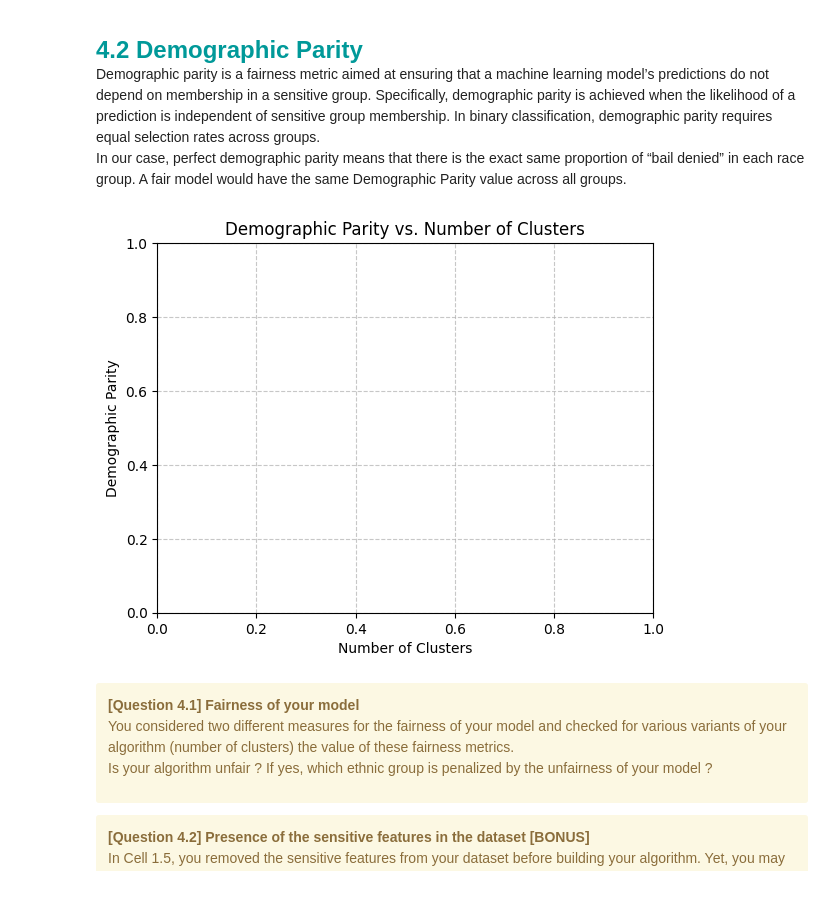
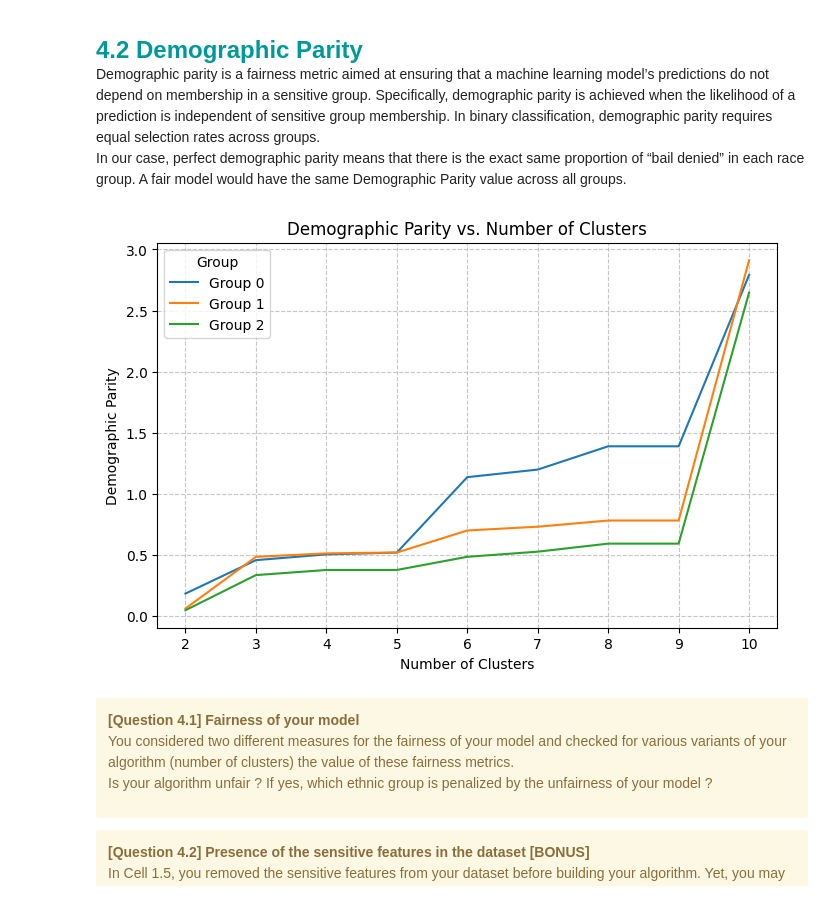
Before and after one commit to Edouard1000/Hackaton3, a Jupyter notebook: H3-Clustering-Student.ipynb, the cells around one changed output. Cells and saved outputs as stored; diff of their text form; code cells hidden in the pictures.

```diff
--- a/H3-Clustering-Student.ipynb
+++ b/H3-Clustering-Student.ipynb
@@ -1276,37 +1324,53 @@ In our case, perfect demographic parity means that there is the exact same propo
 # %%
 """
 CELL N°4.2 Demographic Parity
 
 @pre:  A split of your dataset: X_train, X_test, y_train, y_test
 @post: A "Demographic Parity vs Number of Clusters" plot
 """
 
 
 # We provide the function below to compute demographic parity
 def compute_demographic_parity(y_pred, group_labels):
-    unique_groups = np.unique(group_labels)
+    """
+    Compute the demographic parity for each group.
+    This is the proportion of positive predictions (e.g., 'bail denied') for each group.
+    """
     demographic_parity = {}
-
-    for group in unique_groups:
-        # Create a boolean mask for the current group
+    for group in np.unique(group_labels):
         group_mask = group_labels == group
-
-        # Calculate the proportion of positive predictions for the group
-        group_pred = y_pred[group_mask]
-        positive_rate = np.mean(group_pred == 1)
-
-        demographic_parity[group] = positive_rate
-
+        group_predictions = y_pred[group_mask]
+        demographic_parity[group] = np.mean(group_predictions)
     return demographic_parity
 
+# Function to plot Demographic Parity vs Number of Clusters
+def plot_demographic_parity(X_train, X_test, y_train, y_test, group_train, group_test, min_clusters=2, max_clusters=10):
+    demographic_parity_scores = {0: [], 1: [], 2: []}
+    for n_clusters in range(min_clusters, max_clusters + 1):
+        kmeans = KMeans(n_clusters=n_clusters, random_state=42)
+        kmeans.fit(X_train)
+        y_pred = kmeans.predict(X_test)
+        demographic_parity = compute_demographic_parity(y_pred, group_test)
+        for group in np.unique(group_test):
+            demographic_parity_scores[group].append(demographic_parity.get(group, 0))
 
-plt.xlabel("Number of Clusters")
-plt.ylabel("Demographic Parity")
-plt.title("Demographic Parity vs. Number of Clusters")
-plt.grid(True, linestyle="--", alpha=0.7)
-plt.show()
+    # Plotting
+    plt.figure(figsize=(8, 5))
+    for group, scores in demographic_parity_scores.items():
+        plt.plot(range(min_clusters, max_clusters + 1), scores, label=f"Group {group}")
+
+    plt.xlabel("Number of Clusters")
+    plt.ylabel("Demographic Parity")
+    plt.title("Demographic Parity vs. Number of Clusters")
+    plt.legend(title="Group")
+    plt.grid(True, linestyle="--", alpha=0.7)
+    plt.show()
+
+
+# Call the function to plot Demographic Parity for each group
+plot_demographic_parity(X_train, X_test, y_train, y_test, group_train, group_test, min_clusters=2, max_clusters=10)
 # %% [output]
-[figure, old version]
+[figure, new version]
 # %% [markdown]
 <div class="alert alert-warning">
 <b>[Question 4.1] Fairness of your model </b>  <br>
```
Also changed, not shown: parts of 7 cells of this notebook, 1 other file.
